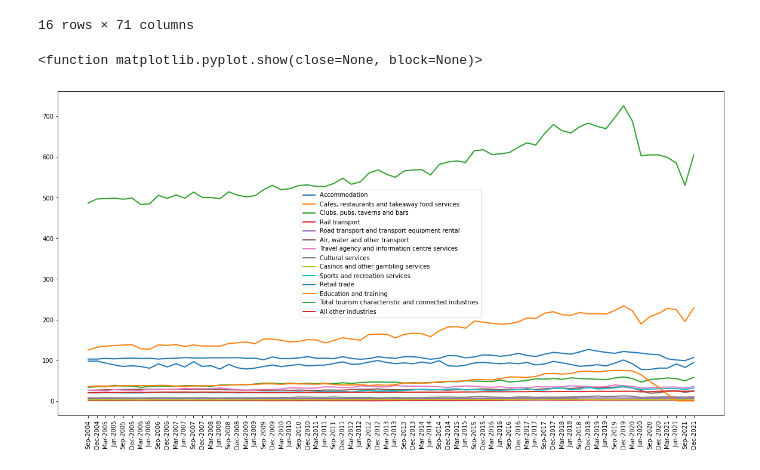
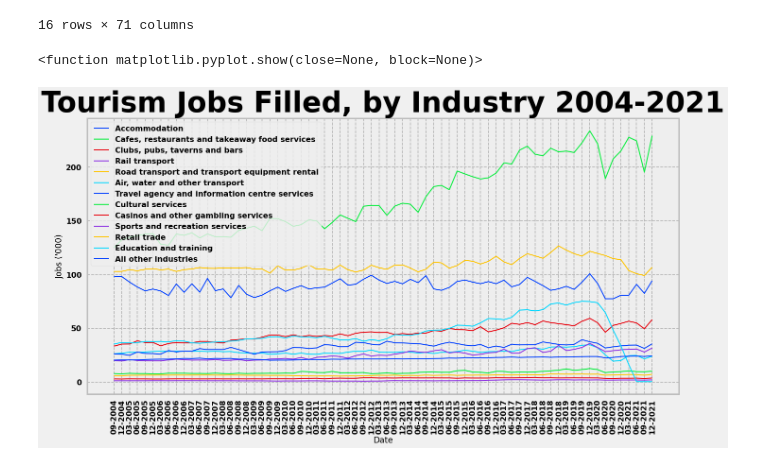
Before and after one commit to JasonDButt/project-1-group-10, a Jupyter notebook: Project-1-Tourism.ipynb, the cells around one changed output. Cells and saved outputs as stored; diff of their text form; code cells hidden in the pictures.

```diff
--- a/Project-1-Tourism.ipynb
+++ b/Project-1-Tourism.ipynb
@@ -35,24 +33,30 @@ labour_df
 16 rows × 71 columns
 # %%
 plt.figure(figsize=(20,10))
-plot_df = labour_df.drop(labels=[14,15])
+plot_df = labour_df.drop(labels=[12, 14,15])
+plot_df.reset_index(drop=True,inplace=True)
+plot_df
 
-plot_df
 labels=[]
-
 
 for index,row in plot_df.iterrows():
     x_axis = plot_df.columns.values.tolist()
     x_axis.pop(0)
     y_axis = plot_df.loc[index,:].values.tolist()
     y_axis.pop(0)
     labels.append(plot_df.iloc[index,0])
     plt.plot(x_axis,y_axis, linewidth=2, markersize=2)
     plt.xticks(ticks=x_axis,rotation=90)
 
-
+plt.style.use('seaborn-poster')
+font = {'family' : 'sans-serif',
+        'weight' : 'bold',
+        'size'   : 60}
+plt.title("Tourism Jobs Filled, by Industry 2004-2021", fontdict=font)
+plt.xlabel("Date")
+plt.ylabel("Jobs ('000)")
 plt.legend(labels)
 plt.show
 # %% [output]
 <function matplotlib.pyplot.show(close=None, block=None)>
-[figure, old version]
+[figure, new version]
```
Also changed, not shown: parts of 18 cells of this notebook, 2 other files.
